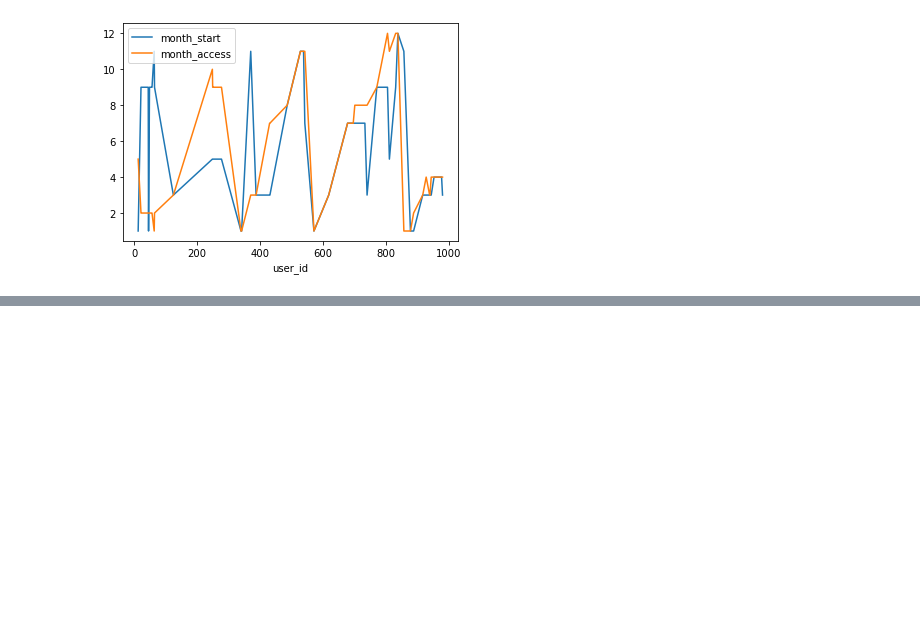
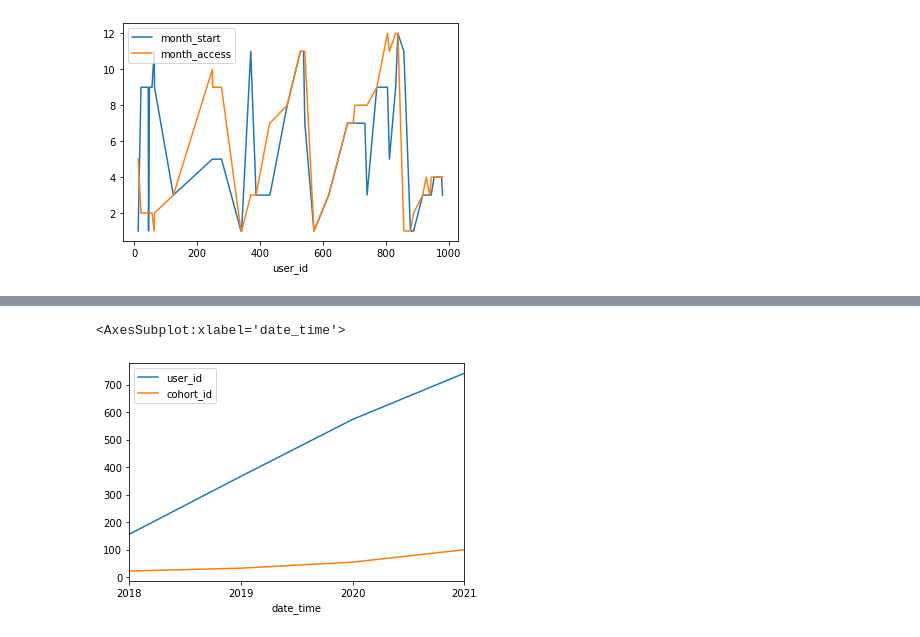
Before and after one commit to bowen-lindsey-shiben-turner/anamoly-detection, a Jupyter notebook: mindy_shiben.ipynb, the cells around one changed output, grey strips where cells are left out. Drawn from its saved outputs; the diff is of its cells as text; code cells hidden in the pictures; blank space fills up the shorter version.

```diff
--- a/mindy_shiben.ipynb
+++ b/mindy_shiben.ipynb
@@ -752,0 +857,5 @@ bottom_10[['month_start', 'month_access']].groupby(bottom_10.user_id).max().plot
+# %%
+df3.resample('Y').mean().plot()
+# %% [output]
+<AxesSubplot:xlabel='date_time'>
+[figure, added]
```
Also changed, not shown: parts of 97 cells of this notebook.
